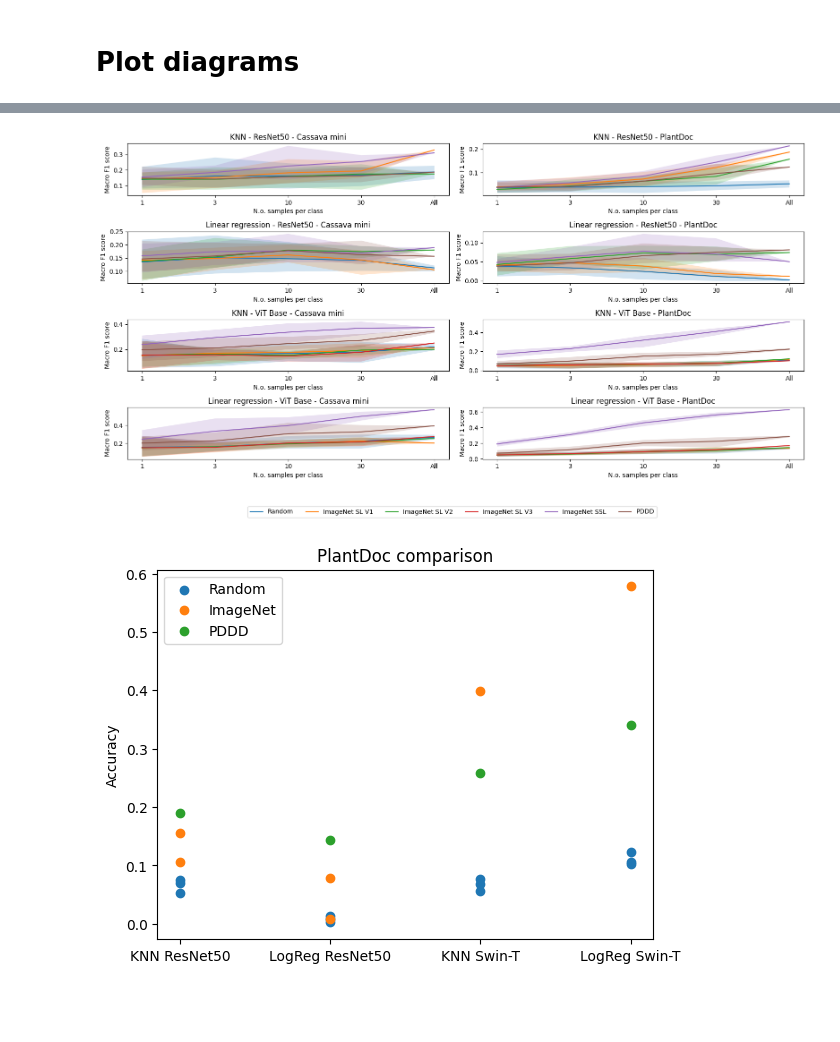
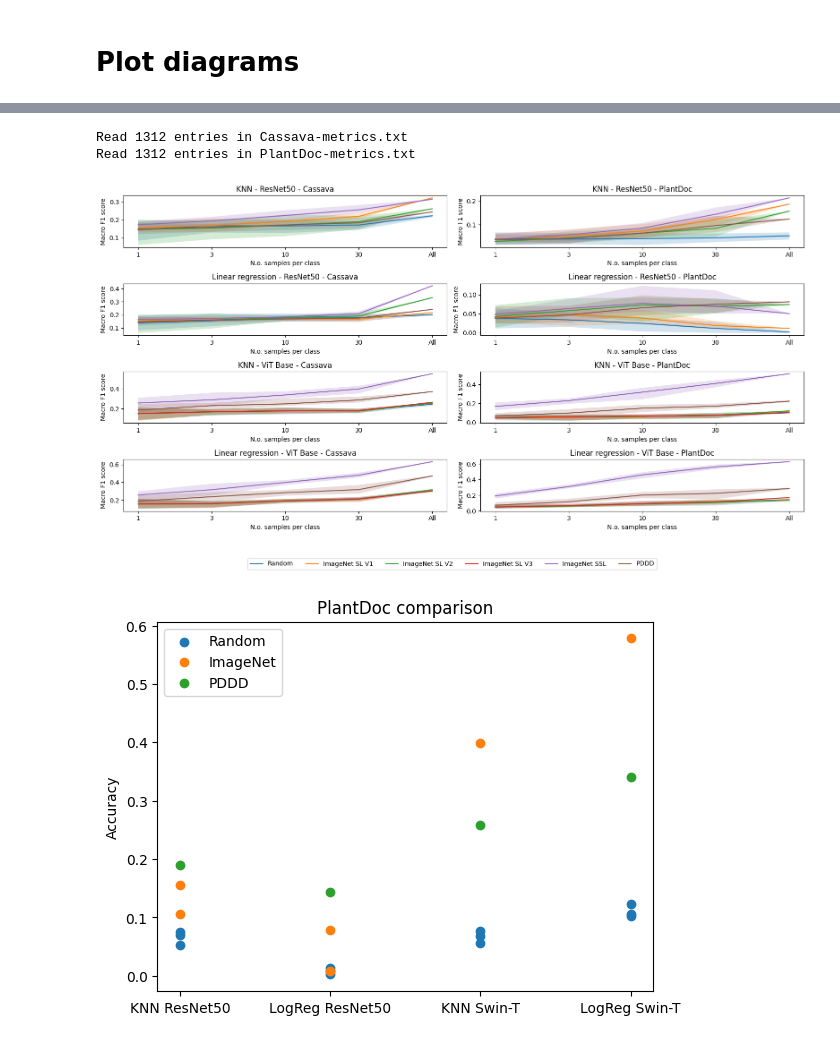
Before and after one commit to AlexanderPeter/thesis, a Jupyter notebook: code/19_plot_diagrams.ipynb, the cells around one changed output, grey strips where cells are left out. Saved outputs shown, nothing was run; the diff lists cells and outputs as text; code cells hidden in the pictures; blank space fills up the shorter version.

Commit message:
finish diagram version 3

```diff
--- a/code/19_plot_diagrams.ipynb
+++ b/code/19_plot_diagrams.ipynb
@@ -34,5 +37,0 @@ def number_to_string(value):
-# %%
-metric_file = open(metric_file_path, "r")
-content = metric_file.read().replace("\n", "").replace("}{", "},{")
-entries = json.loads("[" + content + "]")
-print(f"Read {len(entries)} entries")
@@ -92,11 +57,0 @@ ViT Base -> 1476 matches
-# %%
-total_counter = 0
-for label in aggregating_configs:
-    number_of_matching_rows = (
-        df["feature_identifier"].str.contains(aggregating_configs[label]).sum()
-    )
-    print(f"{label} -> {number_of_matching_rows} matches")
-    total_counter += number_of_matching_rows
-
-print(f"{len(df)} == {total_counter}")
-assert len(df) == total_counter
@@ -111,55 +58,81 @@ PDDD -> 492 matches
 # %%
-fig, ax = plt.subplots(len(architecture_configs) * len(model_configs), len(dataset_configs), figsize=(16, 8))
+fig, ax = plt.subplots(
+    len(architecture_configs) * len(model_configs),
+    len(dataset_configs),
+    figsize=(16, 8),
+)
 
-for row_1, arch_key in enumerate(architecture_configs):
-    architecture = architecture_configs[arch_key]
-    df_arch = df[df["feature_identifier"].str.contains(architecture)]
+for column, dataset_key in enumerate(dataset_configs):
+    dataset = dataset_configs[dataset_key]
+    metric_file_name = f"{dataset}metrics.txt"
+    metric_file = open(os.path.join(metric_file_root_path, metric_file_name), "r")
+    content = metric_file.read().replace("\n", "").replace("}{", "},{")
+    entries = json.loads("[" + content + "]")
+    print(f"Read {len(entries)} entries in {metric_file_name}")
+    df = pd.DataFrame.from_records(entries)
 
-    for label in aggregating_configs:
-        df_agg = df_arch[df_arch["feature_identifier"].str.contains(aggregating_configs[label])]
+    distribution_check(model_configs, df["model_name"])
+    distribution_check(dataset_configs, df["feature_identifier"])
+    distribution_check(architecture_configs, df["feature_identifier"])
+    distribution_check(aggregating_configs, df["feature_identifier"])
 
-        for column, dataset_key in enumerate(dataset_configs):
-            dataset = dataset_configs[dataset_key]
-            df_data = df_agg[df_agg["feature_identifier"].str.contains(dataset)]
+    df["number_of_samples"] = df["number_of_samples"].apply(number_to_string)
+    df_data = df[df["feature_identifier"].str.contains(dataset)]  # not necessary
+
+    for row_1, arch_key in enumerate(architecture_configs):
+        architecture = architecture_configs[arch_key]
+        df_arch = df_data[df_data["feature_identifier"].str.contains(architecture)]
+
+        for label in aggregating_configs:
+            df_agg = df_arch[
+                df_arch["feature_identifier"].str.contains(aggregating_configs[label])
+            ]
 
             for row_2, model_key in enumerate(model_configs):
-                model_name = model_configs[model_key]
+                df_model = df_agg[
+                    df_agg["model_name"].str.contains(model_configs[model_key])
+                ]
+
                 row = row_1 * len(model_configs) + row_2
 
-                df_model = df_data[df_data["model_name"].str.contains(model_name)]
-
-                df_val = df_model.groupby(["number_of_samples"]).agg({"f1_macro": ["mean", "min", "max"]})
+                df_val = df_model.groupby(["number_of_samples"]).agg(
+                    {"f1_macro": ["mean", "min", "max"]}
+                )
                 df_val.columns = df_val.columns.droplevel(0)
                 df_val = df_val.reset_index()
                 df_val.set_index("number_of_samples", inplace=True)
                 df_val = df_val.reindex(index=x_value_order)
 
                 ax[row][column].fill_between(
                     df_val.index, df_val["min"], df_val["max"], alpha=0.2
                 )
                 # ax[row][column].plot(df_val["mean"], linestyle='dashed',label=label) # ,label=[label]
                 df_val.plot.line(
                     ax=ax[row][column],
                     y=["mean"],
                     # x=["number_of_samples"], NOTE: index is x-axis as default
                     label=[label],
                 )
+
                 # ax[row][column].set_ylim([0, 0.6])
                 ax[row][column].set_title(f"{model_key} - {arch_key} - {dataset_key}")
-                ax[row][column].get_legend().remove()
                 ax[row][column].set_ylabel(y_axis_title)
                 ax[row][column].set_xlabel(x_axis_title)
-
+                ax[row][column].get_legend().remove()
 
 # lines_labels = [ax.get_legend_handles_labels() for ax in fig.axes]
 lines_labels = [fig.axes[0].get_legend_handles_labels()]
 lines, labels = [sum(lol, []) for lol in zip(*lines_labels)]
 fig.tight_layout()
 # fig.legend(lines, labels, loc='lower center', ncol=4)
-fig.legend(lines, labels, loc='upper center', bbox_to_anchor=(0.5, -0.05), ncol=len(labels))
+fig.legend(
+    lines, labels, loc="upper center", bbox_to_anchor=(0.5, -0.05), ncol=len(labels)
+)
 plt.show()
 # %% [output]
+Read 1312 entries in Cassava-metrics.txt
+Read 1312 entries in PlantDoc-metrics.txt
-[figure, old version]
+[figure, new version]
 # %%
 # ResNet Random_19 (K=1): 0.07036247334754797
 # ResNet Random_20 (K=1): 0.053304904051172705
```
Also changed, not shown: parts of 9 cells of this notebook, 7 other files.
